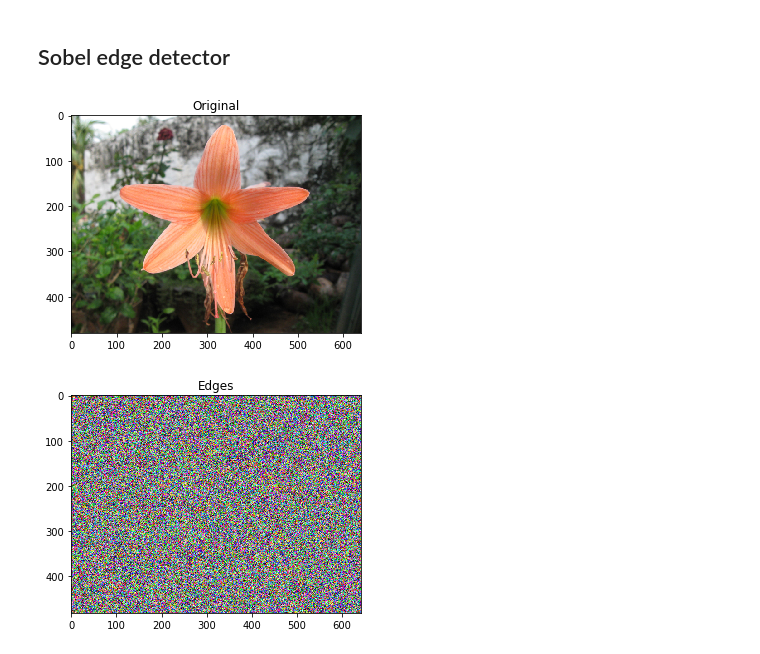
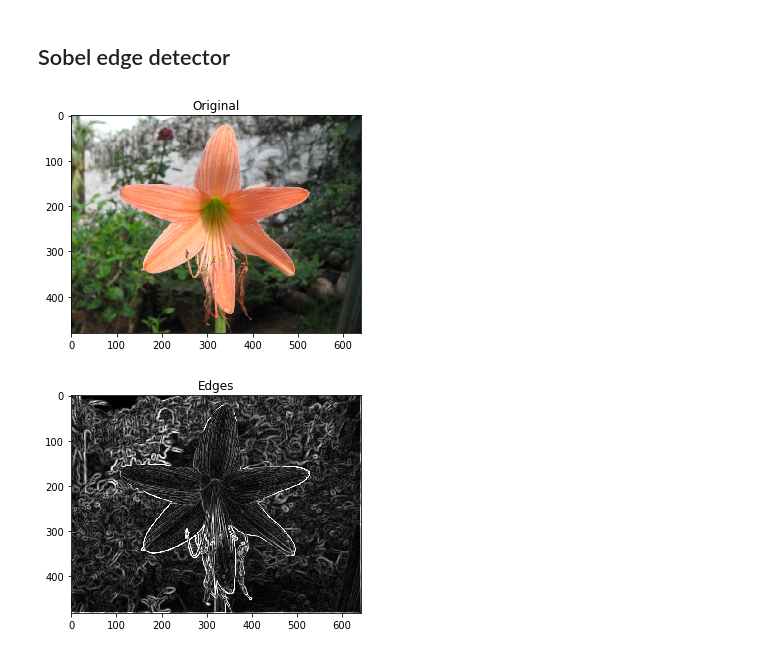
Before and after one commit to saisk8/Color-Image-Processing, a Jupyter notebook: Assignment-1/Assignment-1.ipynb, the cells around one changed output. Saved outputs shown, nothing was run; the diff lists cells and outputs as text; code cells hidden in the pictures.

```diff
--- a/Assignment-1/Assignment-1.ipynb
+++ b/Assignment-1/Assignment-1.ipynb
@@ -171,32 +171,42 @@ VectorMedianFilter(img)
 ## Sobel edge detector
 # %%
 def SobelED(img):
-    img_rgb = cv2.cvtColor(img, cv2.COLOR_BGR2RGB)
+    img_rgb = cv2.cvtColor(img, cv2.COLOR_BGR2GRAY)
     # Pad the image
     img_pad = cv2.copyMakeBorder(img_rgb, 1, 1, 1, 1, cv2.BORDER_CONSTANT)
     height, width = img_pad.shape[0], img_pad.shape[1]
-    val = 0
-    for k in range(3):
-        for i in range(1,height-1):
-            for j in range(1,width-1):
-                val += img_pad[i-1, j-1,k] * -1
-                val += img_pad[i-1, j,k] * -2
-                val += img_pad[i-1, j+1,k] * -1
-                val += img_pad[i+1, j-1, k] * 1
-                val += img_pad[i+1, j, k] * 2
-                val += img_pad[i+1, j+1, k] * 1
-                img_pad[i,j,k] = val
+    new_image = img_pad.copy()
+    sobel_x = np.array([[-1, -2, -1], [0, 0, 0], [1, 2, 1]])
+    sobel_y = sobel_x.T
+    neighbours = [0] * 9
+    for i in range(1,height-1):
+        for j in range(1,width-1):
+            neighbours[0] = img_pad[i-1, j-1]
+            neighbours[1] = img_pad[i-1, j]
+            neighbours[2] = img_pad[i-1, j+1]
+            neighbours[3] = img_pad[i, j-1]
+            neighbours[4] = img_pad[i, j]
+            neighbours[5] = img_pad[i, j+1]
+            neighbours[6] = img_pad[i+1, j-1]
+            neighbours[7] = img_pad[i+1, j]
+            neighbours[8] = img_pad[i+1, j+1]
+            neighbours = np.array(neighbours).reshape(3, 3)
+            conv_x = neighbours * sobel_x
+            conv_y = neighbours * sobel_y
+            new_image[i,j] = min(255, np.sqrt(conv_x.sum() ** 2 + conv_y.sum() ** 2))
+            neighbours = neighbours.flatten()
+
 
     plt.title('Edges')
-    plt.imshow(img_pad)
+    plt.imshow(new_image, cmap='gray')
     plt.show()
 
 
 img = cv2.imread("Images/orange-flower.ppm")
 plt.title('Original')
 plt.imshow(cv2.cvtColor(img, cv2.COLOR_BGR2RGB))
 plt.show()
 SobelED(img)
 # %% [output]
 [figure]
-[figure, old version]
+[figure, new version]
```
Also changed, not shown: parts of 2 cells of this notebook.
